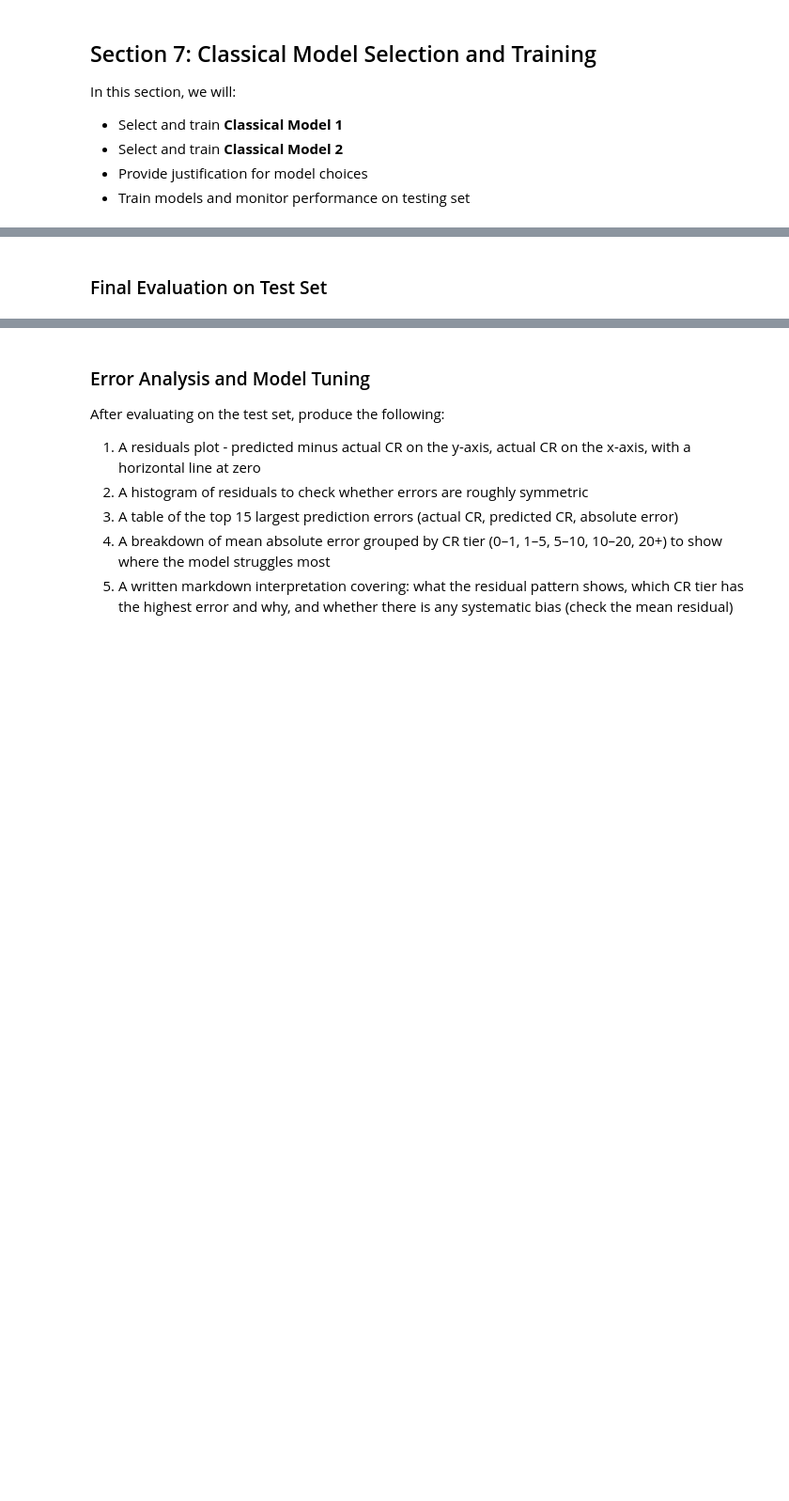
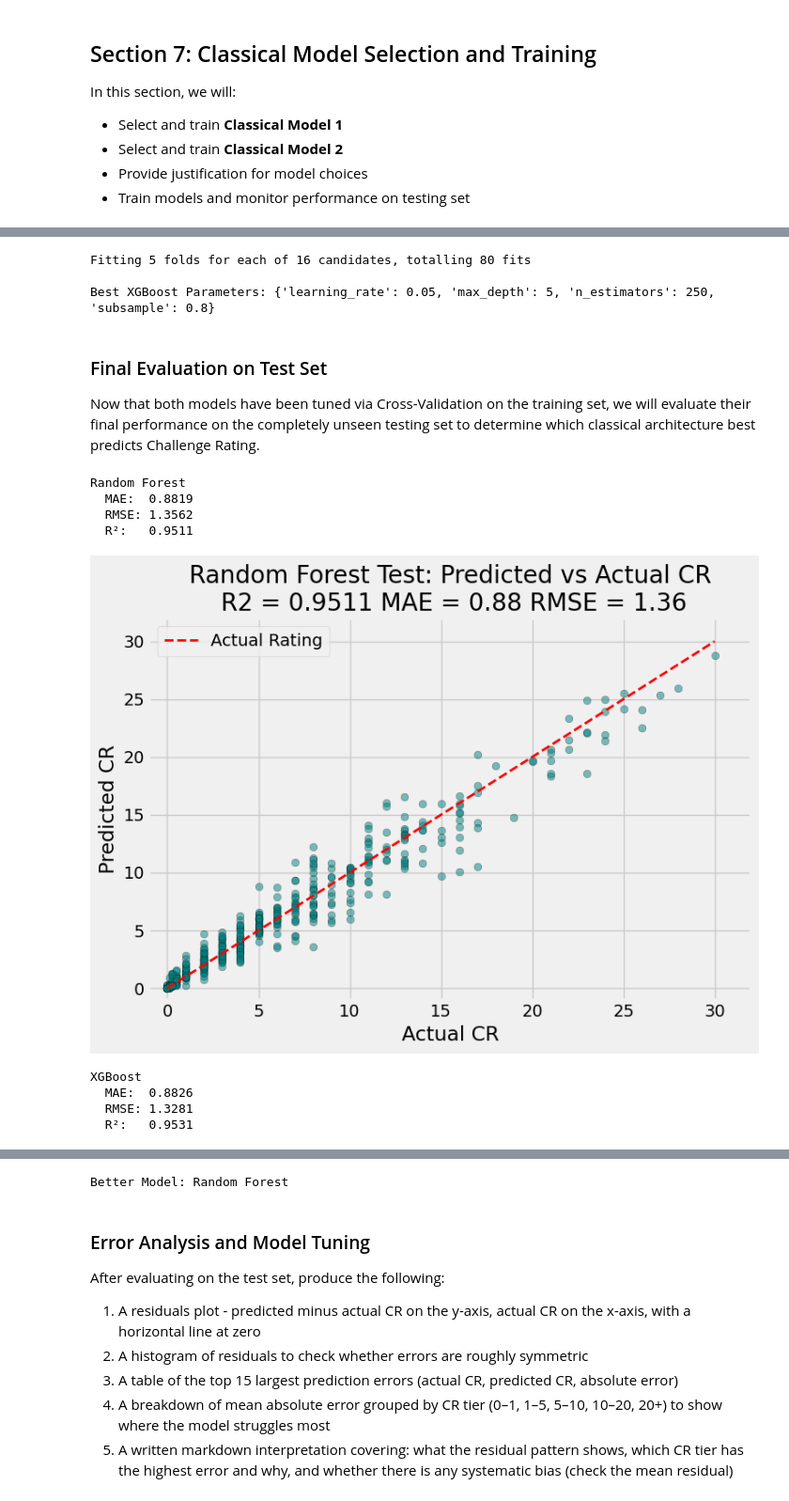
Before and after one commit to adg30/INTSY-MCO, a Jupyter notebook: notebooks/07_classical_models.ipynb, the cells around one changed output, grey strips where cells are left out. Shown at 94% size. Saved outputs shown, nothing was run; the diff lists cells and outputs as text; code cells hidden in the pictures; blank space fills up the shorter version.

Commit message:
Classical Models 1st push

```diff
--- a/notebooks/07_classical_models.ipynb
+++ b/notebooks/07_classical_models.ipynb
@@ -25,8 +58,73 @@ Justification:
 # %%
-# Placeholder for Classical Model 2 training
-# choose a different algorithm from Model 1 to compare performance
+# tunes the XGBoost, same steps as model 1
+
+xgb_param_grid = {'n_estimators': [100, 250], 'learning_rate': [0.05, 0.1], 'max_depth': [3, 5], 'subsample': [0.8, 1.0]}
+xgb_grid = GridSearchCV(estimator=XGBRegressor(random_state=42, objective='reg:squarederror'), param_grid=xgb_param_grid, scoring='neg_mean_absolute_error', cv=5, n_jobs=-1, verbose=1)
+
+
+xgb_grid.fit(X_train, y_train)
+
+best_xgb_model = xgb_grid.best_estimator_
+print("\nBest XGBoost Parameters:", xgb_grid.best_params_)
+# %% [output]
+Fitting 5 folds for each of 16 candidates, totalling 80 fits
+
+Best XGBoost Parameters: {'learning_rate': 0.05, 'max_depth': 5, 'n_estimators': 250, 'subsample': 0.8}
 # %% [markdown]
 ### Final Evaluation on Test Set
+Now that both models have been tuned via Cross-Validation on the training set, we will evaluate their final performance on the completely unseen testing set to determine which classical architecture best predicts Challenge Rating.
 # %%
-#TODO
-# MAE, RMSE, and R^2
+#test set evaluation
+
+rf_test_predictions = best_rf_model.predict(X_test)
+xgb_test_predictions = best_xgb_model.predict(X_test)
+
+def evaluate_and_plot_test(y_true, y_predictions, model_name):
+
+    mae = mean_absolute_error(y_true, y_predictions)
+    rmse = np.sqrt(mean_squared_error(y_true, y_predictions))
+    r2 = r2_score(y_true, y_predictions)
+
+    print(f"{model_name}")
+    print(f"  MAE:  {mae:.4f}")
+    print(f"  RMSE: {rmse:.4f}")
+    print(f"  R²:   {r2:.4f}\n")
+
+
+    fig, ax = plt.subplots(figsize=(8, 6))
+
+    #scatter plot
+    ax.scatter(y_true, y_predictions, alpha=0.5, color='teal', edgecolors='black', linewidth=0.3, s=40)
+    ax.plot([0, 30], [0, 30], 'r--', linewidth=2, label='Actual Rating')
+
+    ax.set_title(f'{model_name} Test: Predicted vs Actual CR\n R2 = {r2:.4f} MAE = {mae:.2f} RMSE = {rmse:.2f}')
+
+    ax.set_xlabel('Actual CR')
+    ax.set_ylabel('Predicted CR')
+
+    #Max possible CR is 30
+    ax.set_xlim(-1, 32)
+    ax.set_ylim(-1, 32)
+    ax.legend()
+
+    plt.tight_layout()
+    plt.show()
+
+#call plots
+evaluate_and_plot_test(y_test, rf_test_predictions, "Random Forest")
+evaluate_and_plot_test(y_test, xgb_test_predictions, "XGBoost")
+
+correct_predictions = xgb_test_predictions if mean_absolute_error(y_test, xgb_test_predictions) < mean_absolute_error(y_test, rf_test_predictions) else rf_test_predictions
+
+winner_name = "XGBoost" if correct_predictions is xgb_test_predictions else "Random Forest"
+print(f"Better Model: {winner_name}")
+# %% [output]
+Random Forest
+  MAE:  0.8819
+  RMSE: 1.3562
+  R²:   0.9511
+[figure, added]
+XGBoost
+  MAE:  0.8826
+  RMSE: 1.3281
+  R²:   0.9531
@@ -33,3 +132,4 @@ Justification:
+Better Model: Random Forest
 # %% [markdown]
 ### Error Analysis and Model Tuning
 
```
Also changed, not shown: parts of 12 cells of this notebook.
